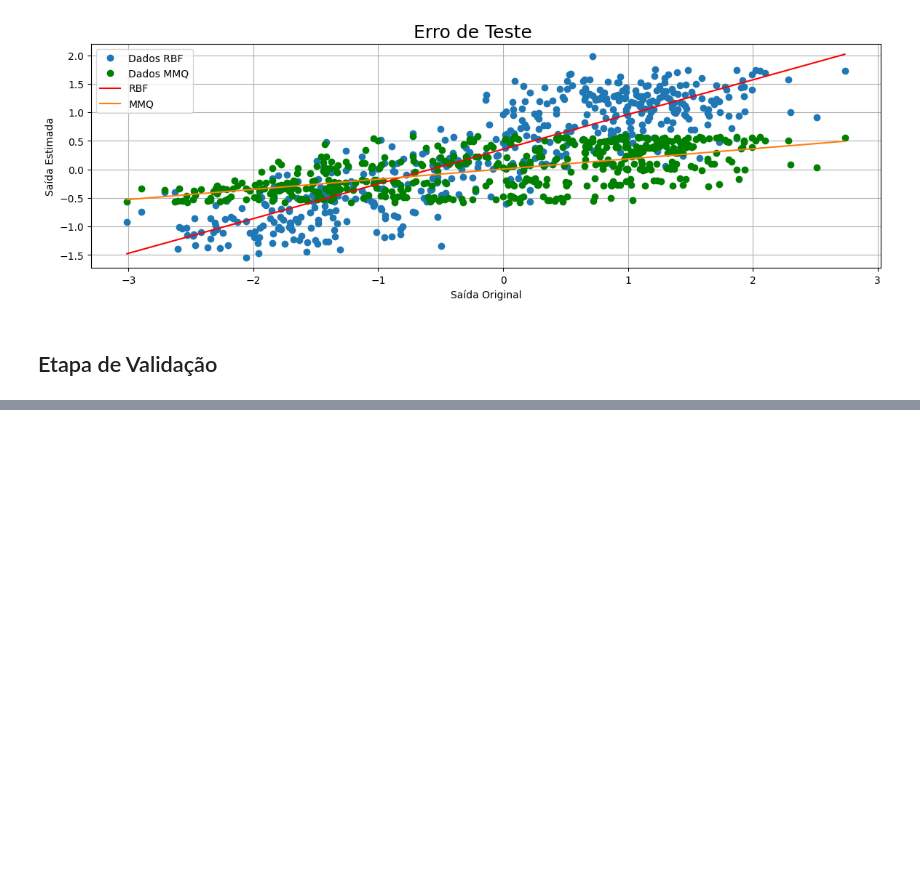
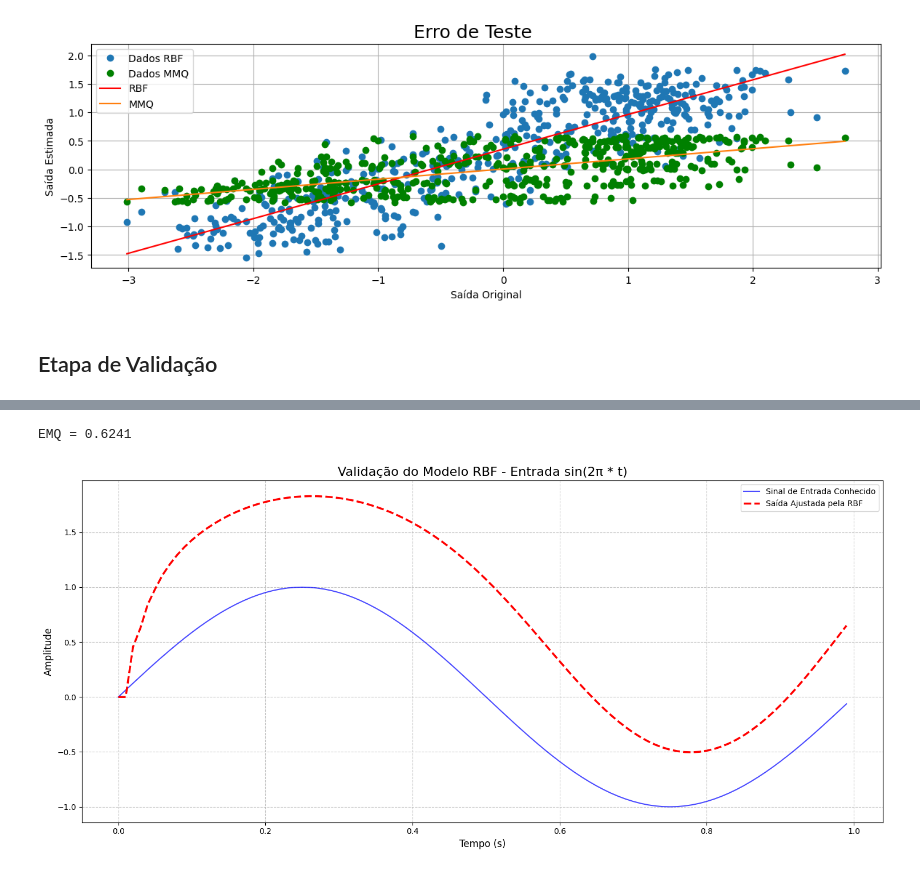
Before and after one commit to DanielMedeiros1/Projeto_MMQ_RBF_CN, a Jupyter notebook: Projeto_U2.ipynb, the cells around one changed output, grey strips where cells are left out. Cells and saved outputs as stored; diff of their text form; code cells hidden in the pictures; blank space fills up the shorter version.

```diff
--- a/Projeto_U2.ipynb
+++ b/Projeto_U2.ipynb
@@ -480,0 +448,37 @@ Erro Médio Quadrático (EMQ): 0.0871
+# %%
+import numpy as np
+import matplotlib.pyplot as plt
+
+f_hz = 100
+T = 1 / f_hz
+t_val = np.arange(0, 1, T)
+N_val = len(t_val)
+
+u_val = np.sin(2 * np.pi * t_val)
+
+y_pred = np.zeros(N_val)
+y_pred[0] = 0
+y_pred[1] = 0
+
+for n in range(2, N_val):
+    x_n = np.array([y_pred[n-1], y_pred[n-2], u_val[n], u_val[n-1]])
+    phi_n = np.array([rbf(x_n, c[i]) for i in range(len(c))])
+    y_pred[n] = phi_n @ w
+
+
+EMQ_val = np.mean((u_val - y_pred)**2)
+print(f"EMQ = {EMQ_val:.4f}")
+
+plt.figure(figsize=(15, 7))
+plt.plot(t_val, u_val, 'b-', label='Sinal de Entrada Conhecido', alpha=0.7)
+plt.plot(t_val, y_pred, 'r--', label='Saída Ajustada pela RBF', linewidth=2.5)
+plt.title('Validação do Modelo RBF - Entrada sin(2π * t)', fontsize=16)
+plt.xlabel('Tempo (s)', fontsize=12)
+plt.ylabel('Amplitude', fontsize=12)
+plt.legend(loc='upper right')
+plt.grid(True, linestyle='--', alpha=0.7)
+plt.tight_layout()
+plt.show()
+# %% [output]
+EMQ = 0.6241
+[figure, added]
```
Also changed, not shown: parts of 7 cells of this notebook.
